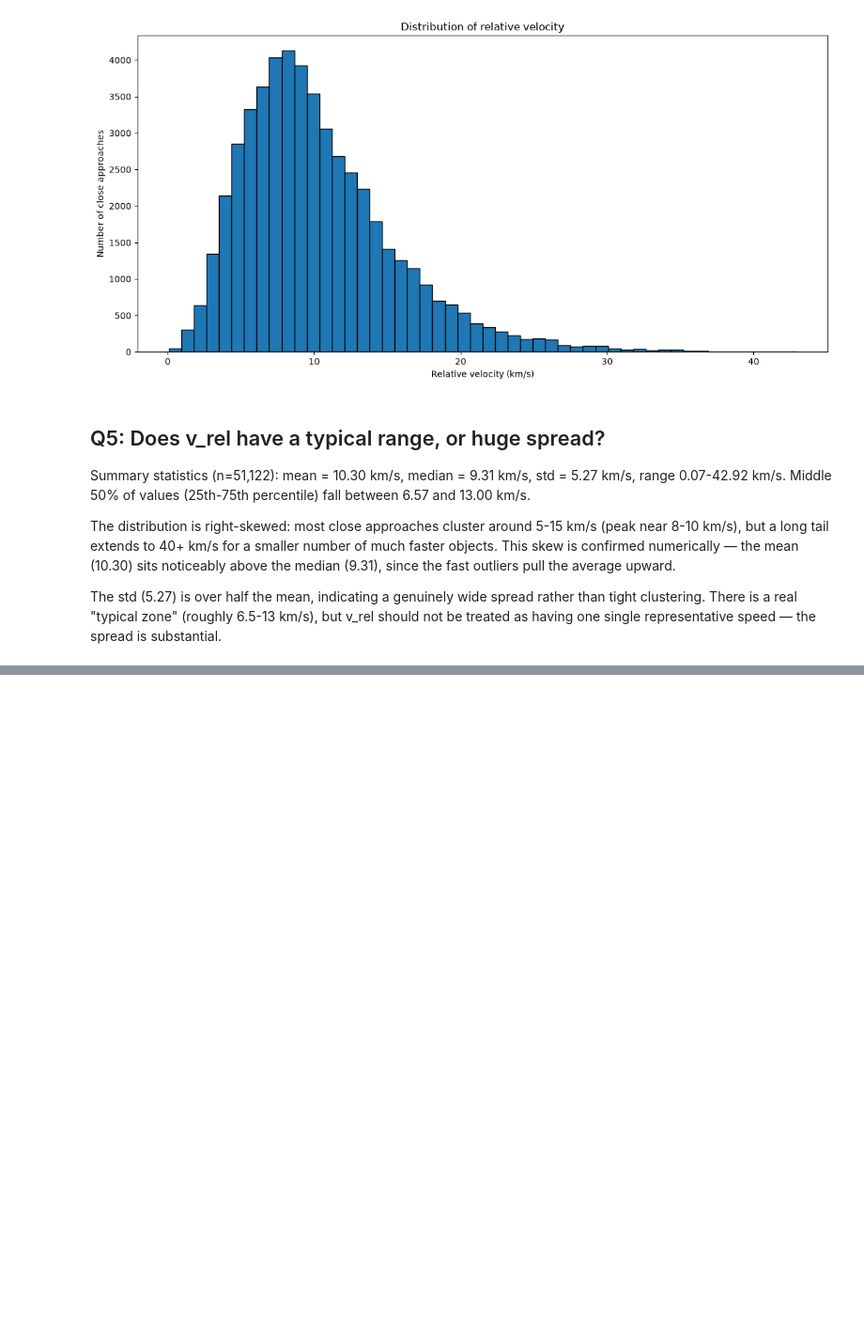
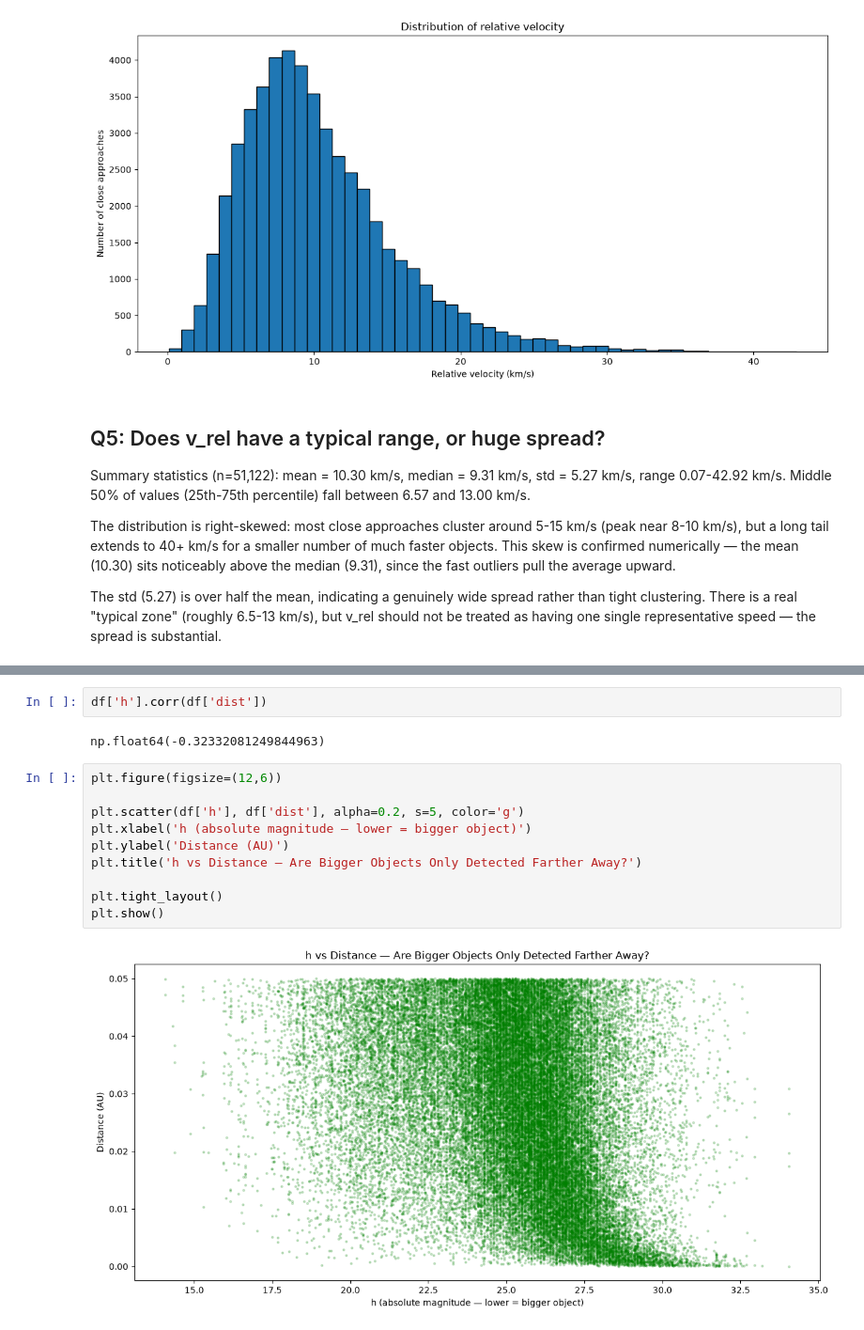
Before and after one commit to lashvv/nasa-neo-analysis, a Jupyter notebook: notebooks/04_eda.ipynb, the cells around one changed output, grey strips where cells are left out. Shown at 94% size. Drawn from its saved outputs; the diff is of its cells as text; blank space fills up the shorter version.

```diff
--- a/notebooks/04_eda.ipynb
+++ b/notebooks/04_eda.ipynb
@@ -305,0 +308,16 @@ representative speed — the spread is substantial.
+# %%
+df['h'].corr(df['dist'])
+# %% [output]
+np.float64(-0.32332081249844963)
+# %%
+plt.figure(figsize=(12,6))
+
+plt.scatter(df['h'], df['dist'], alpha=0.2, s=5, color='g')
+plt.xlabel('h (absolute magnitude — lower = bigger object)')
+plt.ylabel('Distance (AU)')
+plt.title('h vs Distance — Are Bigger Objects Only Detected Farther Away?')
+
+plt.tight_layout()
+plt.show()
+# %% [output]
+[figure, added]
```
Also changed, not shown: parts of 2 cells of this notebook.
